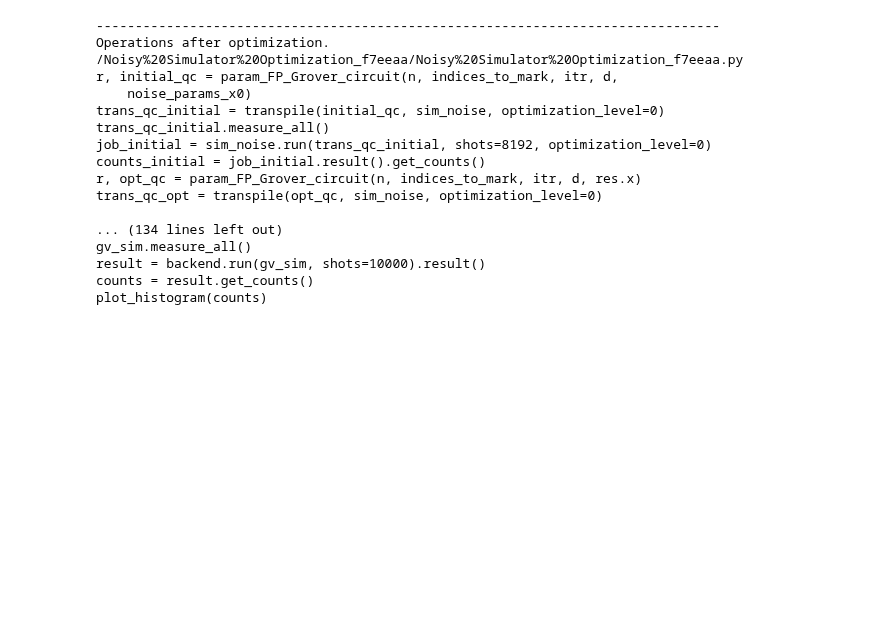
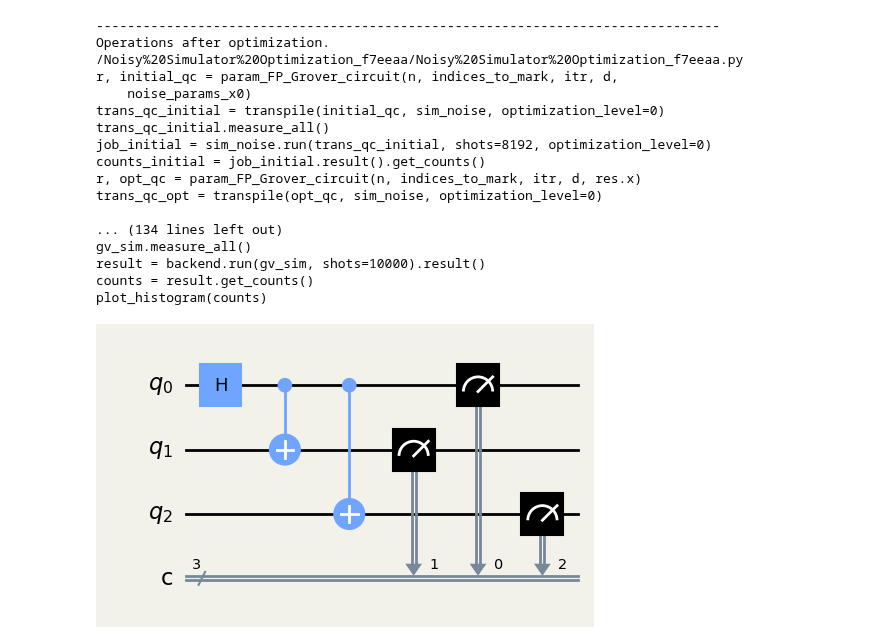
Before and after one commit to sola-st/LintQ, a Jupyter notebook: notebooks/04_Inspect_Real_Bugs.ipynb, the cells around one changed output. Drawn from its saved outputs; the diff is of its cells as text; code cells hidden in the pictures; blank space fills up the shorter version.

```diff
--- a/notebooks/04_Inspect_Real_Bugs.ipynb
+++ b/notebooks/04_Inspect_Real_Bugs.ipynb
@@ -121,3 +121,23 @@ gv_sim.measure_all()
 result = backend.run(gv_sim, shots=10000).result()
 counts = result.get_counts()
 plot_histogram(counts)
+# %%
+import matplotlib.pyplot as plt
+import matplotlib
+
+background_color = matplotlib.colors.rgb2hex((0.95, 0.95, 0.92))
+
+style = {'backgroundcolor': background_color}
+
+## Simple example for paper:
+from qiskit import *
+from qiskit import Aer
+circ = QuantumCircuit(3, 3)
+circ.h(0)
+circ.cx(0, 1)
+circ.cx(0, 2)
+circ.measure(range(3), range(3))
+# save as pdf
+circ.draw('mpl', filename=f'images/example_circuit.pdf', style=style)
+# %% [output]
+[figure, added]
```
Also changed, not shown: 7 other files.
